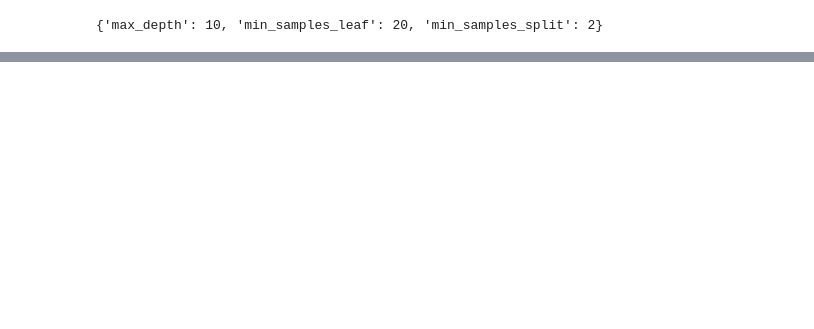
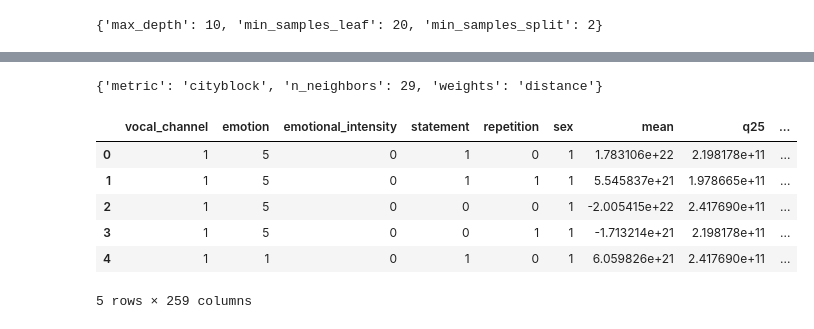
Before and after one commit to Diabelny/Data-Mining-2, a Jupyter notebook: Classification.ipynb, the cells around one changed output, grey strips where cells are left out. Saved outputs shown, nothing was run; the diff lists cells and outputs as text; code cells hidden in the pictures; blank space fills up the shorter version.

```diff
--- a/Classification.ipynb
+++ b/Classification.ipynb
@@ -141,0 +182,16 @@ weighted avg       0.34      0.34      0.34       624
+# %%
+print(grid.best_params_)
+# %% [output]
+{'metric': 'cityblock', 'n_neighbors': 29, 'weights': 'distance'}
+# %%
+scaled_features = scaler.transform(df_test[numeric_features])
+df_test[numeric_features] = scaled_features
+df_test.head()
+# %% [output]
+|  | vocal_channel | emotion | emotional_intensity | statement | repetition | sex | mean | q25 | ... |
+| 0 | 1 | 5 | 0 | 1 | 0 | 1 | 1.783106e+22 | 2.198178e+11 | ... |
+| 1 | 1 | 5 | 0 | 1 | 1 | 1 | 5.545837e+21 | 1.978665e+11 | ... |
+| 2 | 1 | 5 | 0 | 0 | 0 | 1 | -2.005415e+22 | 2.417690e+11 | ... |
+| 3 | 1 | 5 | 0 | 0 | 1 | 1 | -1.713214e+21 | 2.198178e+11 | ... |
+| 4 | 1 | 1 | 0 | 1 | 0 | 1 | 6.059826e+21 | 2.417690e+11 | ... |
+5 rows × 259 columns
```
Also changed, not shown: parts of 9 cells of this notebook.
